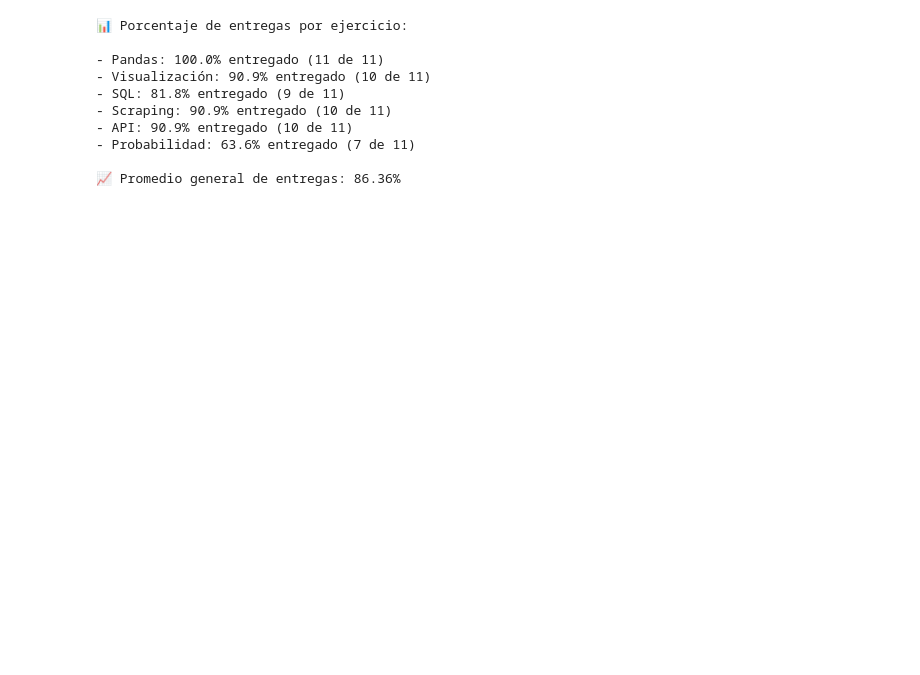
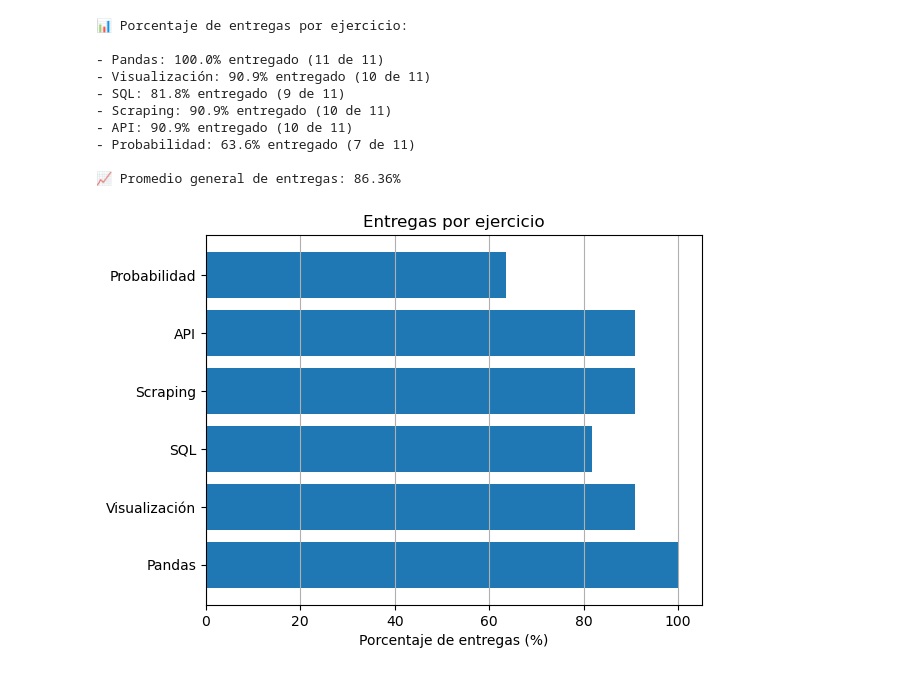
Before and after one commit to mezcolantriz/trabajos-entregados-, a Jupyter notebook: calcular.ipynb, the cells around one changed output. Saved outputs shown, nothing was run; the diff lists cells and outputs as text; code cells hidden in the pictures; blank space fills up the shorter version.

```diff
--- a/calcular.ipynb
+++ b/calcular.ipynb
@@ -44,3 +46,14 @@ calcular_porcentajes_y_promedio(ejercicios)
 - Probabilidad: 63.6% entregado (7 de 11)
 
 📈 Promedio general de entregas: 86.36%
+# %%
+nombres = [e[0] for e in ejercicios]
+porcentajes = [(e[2] / e[1]) * 100 for e in ejercicios]
+
+plt.barh(nombres, porcentajes)
+plt.xlabel("Porcentaje de entregas (%)")
+plt.title("Entregas por ejercicio")
+plt.grid(True, axis='x')
+plt.show()
+# %% [output]
+[figure, added]
```
Also changed, not shown: parts of 3 cells of this notebook, 1 other file.
